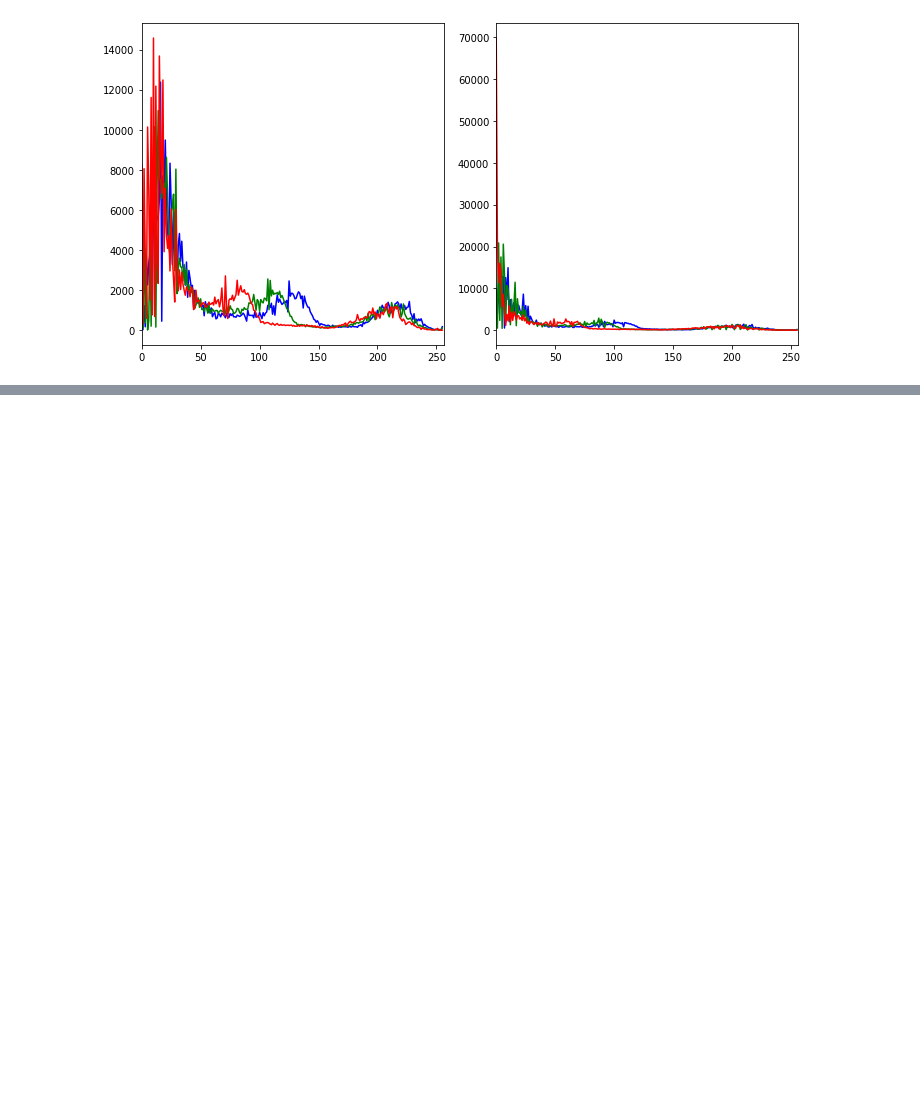
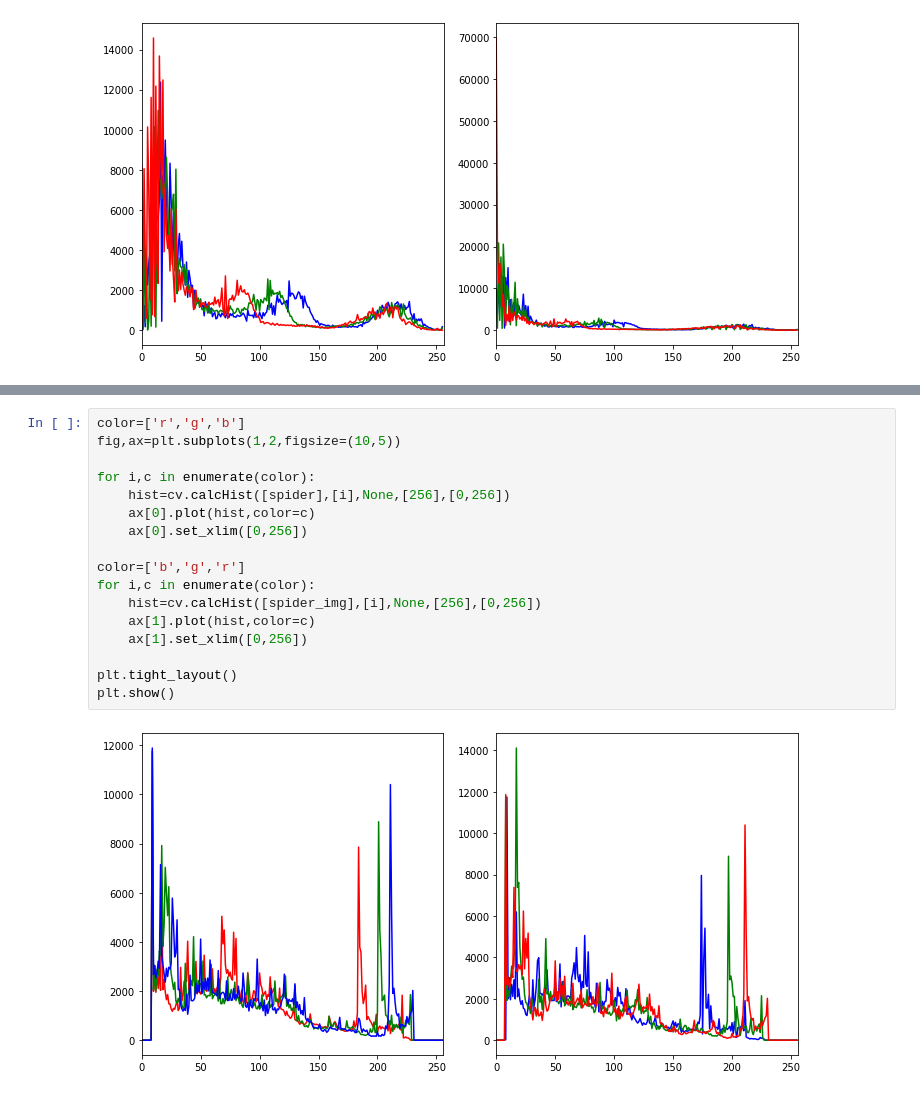
Before and after one commit to leonfdo/Image_augmentation, a Jupyter notebook: Untitled-1.ipynb, the cells around one changed output, grey strips where cells are left out. Cells and saved outputs as stored; diff of their text form; blank space fills up the shorter version.

```diff
--- a/Untitled-1.ipynb
+++ b/Untitled-1.ipynb
@@ -137,0 +150,19 @@ plt.show()
+# %%
+color=['r','g','b']
+fig,ax=plt.subplots(1,2,figsize=(10,5))
+
+for i,c in enumerate(color):
+    hist=cv.calcHist([spider],[i],None,[256],[0,256])
+    ax[0].plot(hist,color=c)
+    ax[0].set_xlim([0,256])
+
+color=['b','g','r']
+for i,c in enumerate(color):
+    hist=cv.calcHist([spider_img],[i],None,[256],[0,256])
+    ax[1].plot(hist,color=c)
+    ax[1].set_xlim([0,256])
+
+plt.tight_layout()
+plt.show()
+# %% [output]
+[figure, added]
```
Also changed, not shown: parts of 7 cells of this notebook.
